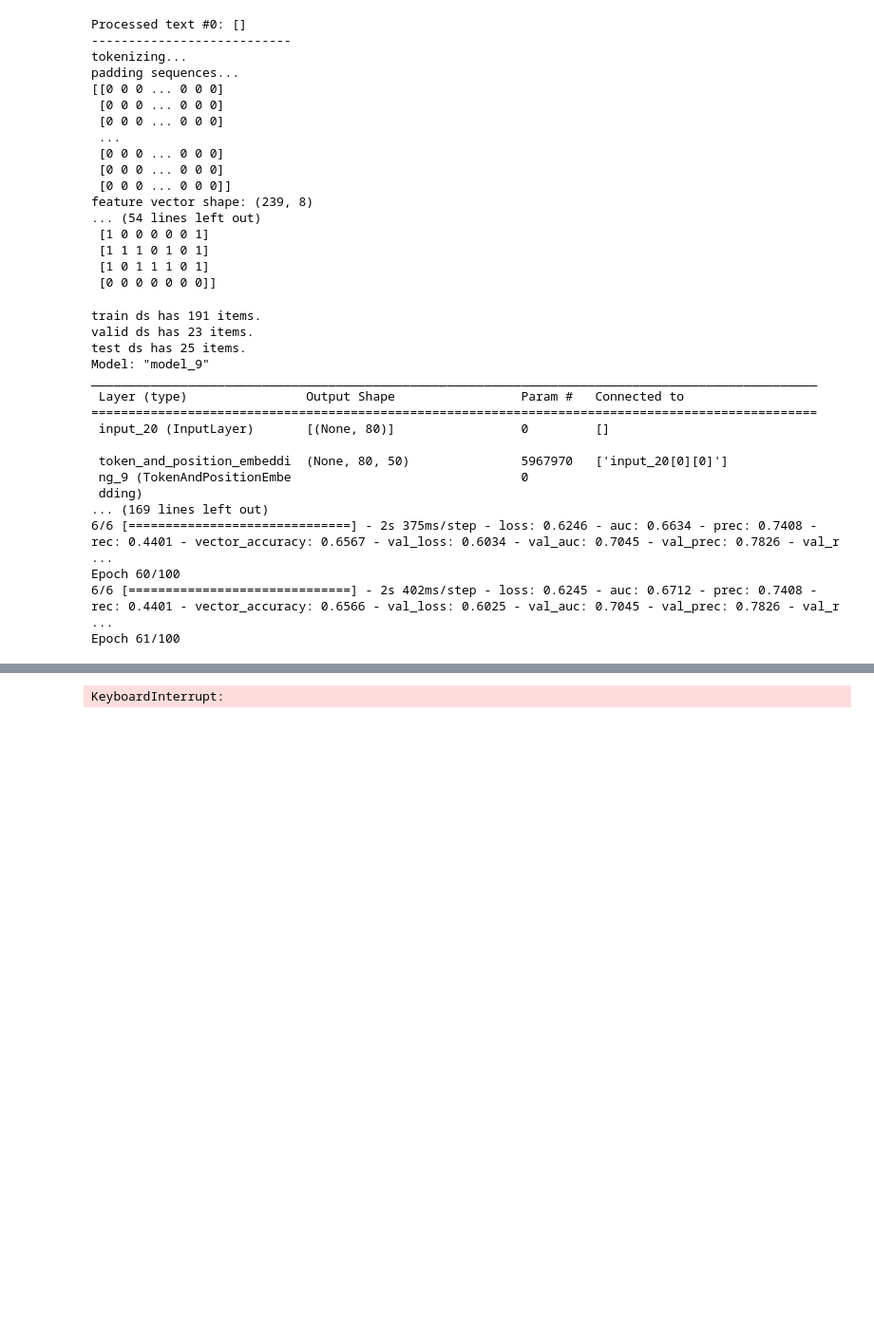
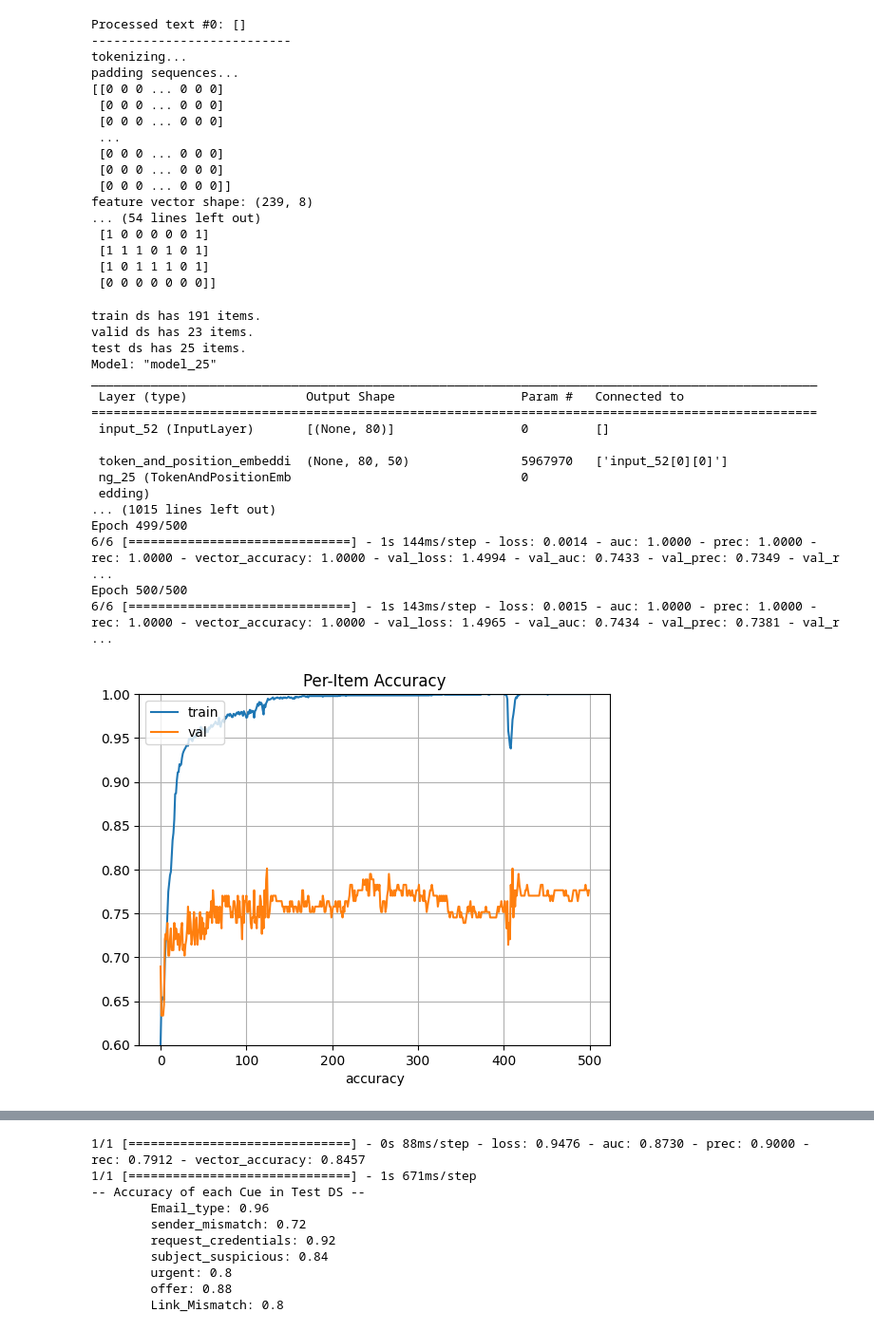
Before and after one commit to AshkanArabim/email-classifier, a Jupyter notebook: scripts_cues/cues_006.ipynb, the cells around one changed output, grey strips where cells are left out. Shown at 95% size. Cells and saved outputs as stored; diff of their text form; code cells hidden in the pictures; blank space fills up the shorter version.

```diff
--- a/scripts_cues/cues_006.ipynb
+++ b/scripts_cues/cues_006.ipynb
@@ -593,34 +593,13 @@ def build_model(subject_length, body_length, embedding, num_factors):
     # note: for GRU, the default tanh activation is highly optimized for GPU. uses cudnn
     x_subj = layers.Dense(4, activation = 'relu')(x_subj) # very sus
 
-    # # subject analysis
-    # x_subj = pretrained_embedding(embedding)(subjectInput)
-    # x_subj = layers.BatchNormalization()(x_subj)
-    # x_subj = layers.Bidirectional(
-    #     layers.GRU(subject_length)
-    # )(x_subj)
-    # x_subj = layers.Dense(4, activation = 'relu')(x_subj)
-
-    # # body analysis
-    # x_body = pretrained_embedding(embedding)(bodyInput)
-    # x_body = layers.BatchNormalization()(x_body)
-    # x_body = layers.Bidirectional(
-    #     layers.GRU(body_length)
-    # )(x_body)
-    # x_body = layers.Dense(32, activation = 'relu')(x_body)
-
     # transformer body analysis
     # these two are problematic vv
     # x_body = pretrained_embedding(embedding)(bodyInput) # DON'T CHANGE
     # x_body = PositionEmbedding(maxlen = BODY_LEN, embed_dim = 50)(x_body)
     x_body = TokenAndPositionEmbedding(maxlen = body_length, vocab_size = len(embedding), embed_dim=50)(bodyInput)
     # it's suggested that the encoder be repeated...
-    x_body = TransformerEncoder(embed_dim = 50, num_heads = 128, ff_dim = 32)(x_body)
-    # x_body = TransformerEncoder(embed_dim = 50, num_heads = 128, ff_dim = 32)(x_body)
-    # x_body = TransformerEncoder(embed_dim = 50, num_heads = 128, ff_dim = 32)(x_body)
-    # x_body = TransformerEncoder(embed_dim = 50, num_heads = 128, ff_dim = 32)(x_body)
-    # x_body = TransformerEncoder(embed_dim = 50, num_heads = 128, ff_dim = 32)(x_body)
-    # x_body = TransformerEncoder(embed_dim = 50, num_heads = 128, ff_dim = 32)(x_body)
+    x_body = TransformerEncoder(embed_dim = 50, num_heads = 512, ff_dim = 32)(x_body)
     # x_body.shape = ([none, 80, 50])
     # HYPER: ff_dim
     # TODO: ff_dim 32 literally copied from the guide. I'm not sure about the effect
@@ -649,52 +628,47 @@ def build_model(subject_length, body_length, embedding, num_factors):
             learning_rate=0.001
         ),
         metrics=[
-            # 'acc', # DOES NOT WORK CORRECTLY WITH MATRICES
-            # pr curve area - should help with imbalanced data
             keras.metrics.AUC(curve='PR', name='auc'),
-            # keras.metrics.TruePositives(name = 'tp'),
-            # keras.metrics.FalsePositives(name = 'fp'),
-            # keras.metrics.TrueNegatives(name = 'tn'),
-            # keras.metrics.FalseNegatives(name = 'fn'),
             keras.metrics.Precision(name='prec'),
             keras.metrics.Recall(name='rec'),
             vector_accuracy,
         ],
     )
 
     return model
 
 multilabel_model = build_model(
     subject_length = SUBJECT_LEN,
     body_length = BODY_LEN,
     embedding = embedding,
     num_factors = NUM_FACTORS
 )
 
 multilabel_model = train_and_evaluate(
     model = multilabel_model,
     train_ds = ([train_email_titles, train_email_bodies], train_y),
     test_ds = ([test_email_titles, test_email_bodies], test_y),
     valid_ds = ([valid_email_titles, valid_email_bodies], valid_y),
-    epochs = 100, # IXME: was 50 before visualizations
+    epochs = 500, # IXME: was 50 before visualizations
     batch_size = 32,
     attributes = attributes,
 )
 # %% [output]
 train ds has 191 items.
 valid ds has 23 items.
 test ds has 25 items.
-Model: "model_9"
+Model: "model_25"
 __________________________________________________________________________________________________
  Layer (type)                Output Shape                 Param #   Connected to
 ==================================================================================================
- input_20 (InputLayer)       [(None, 80)]                 0         []
+ input_52 (InputLayer)       [(None, 80)]                 0         []
 
- token_and_position_embeddi  (None, 80, 50)               5967970   ['input_20[0][0]']
- ng_9 (TokenAndPositionEmbe                               0
- dding)
-... (169 lines left out)
-6/6 [==============================] - 2s 375ms/step - loss: 0.6246 - auc: 0.6634 - prec: 0.7408 - rec: 0.4401 - vector_accuracy: 0.6567 - val_loss: 0.6034 - val_auc: 0.7045 - val_prec: 0.7826 - val_r ...
-Epoch 60/100
-6/6 [==============================] - 2s 402ms/step - loss: 0.6245 - auc: 0.6712 - prec: 0.7408 - rec: 0.4401 - vector_accuracy: 0.6566 - val_loss: 0.6025 - val_auc: 0.7045 - val_prec: 0.7826 - val_r ...
-Epoch 61/100
+ token_and_position_embeddi  (None, 80, 50)               5967970   ['input_52[0][0]']
+ ng_25 (TokenAndPositionEmb                               0
+ edding)
+... (1015 lines left out)
+Epoch 499/500
+6/6 [==============================] - 1s 144ms/step - loss: 0.0014 - auc: 1.0000 - prec: 1.0000 - rec: 1.0000 - vector_accuracy: 1.0000 - val_loss: 1.4994 - val_auc: 0.7433 - val_prec: 0.7349 - val_r ...
+Epoch 500/500
+6/6 [==============================] - 1s 143ms/step - loss: 0.0015 - auc: 1.0000 - prec: 1.0000 - rec: 1.0000 - vector_accuracy: 1.0000 - val_loss: 1.4965 - val_auc: 0.7434 - val_prec: 0.7381 - val_r ...
+[figure, added]
@@ -701,3 +677,12 @@ Epoch 61/100
-KeyboardInterrupt:
+1/1 [==============================] - 0s 88ms/step - loss: 0.9476 - auc: 0.8730 - prec: 0.9000 - rec: 0.7912 - vector_accuracy: 0.8457
+1/1 [==============================] - 1s 671ms/step
+-- Accuracy of each Cue in Test DS --
+        Email_type: 0.96
+        sender_mismatch: 0.72
+        request_credentials: 0.92
+        subject_suspicious: 0.84
+        urgent: 0.8
+        offer: 0.88
+        Link_Mismatch: 0.8
 # %%
 # type((train_x, train_y)) is tuple
```
Also changed, not shown: parts of 1 cell of this notebook.
